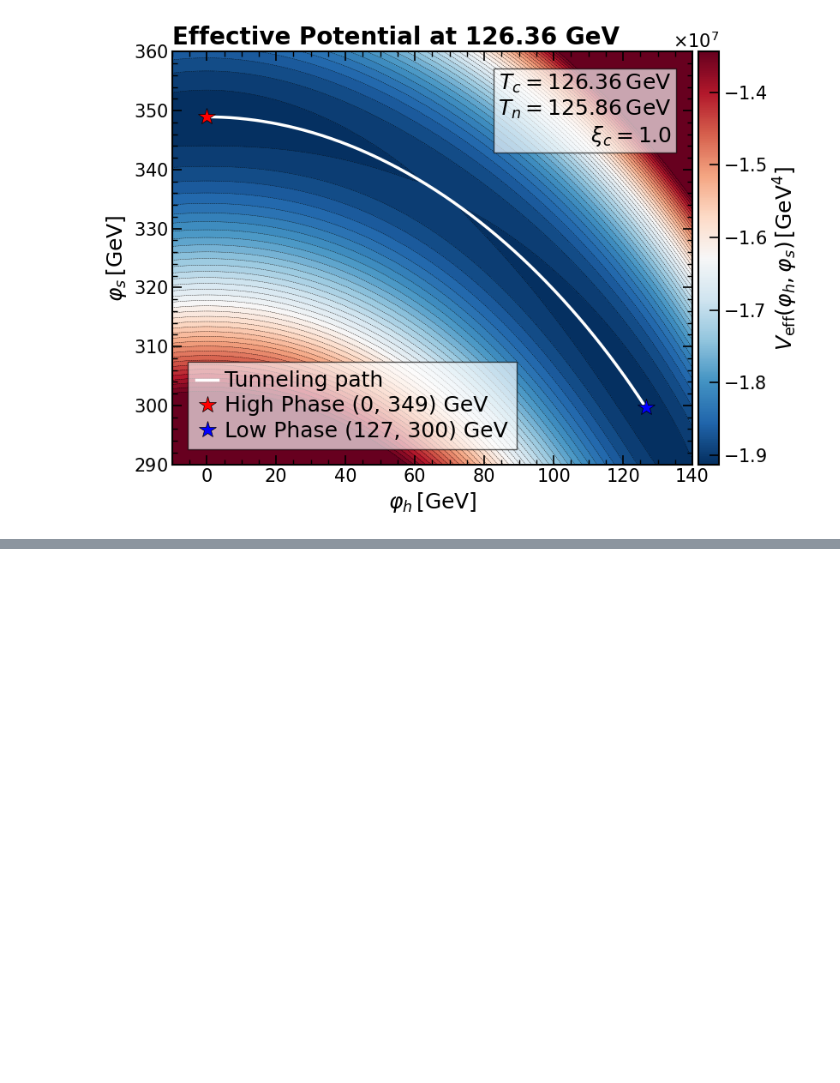
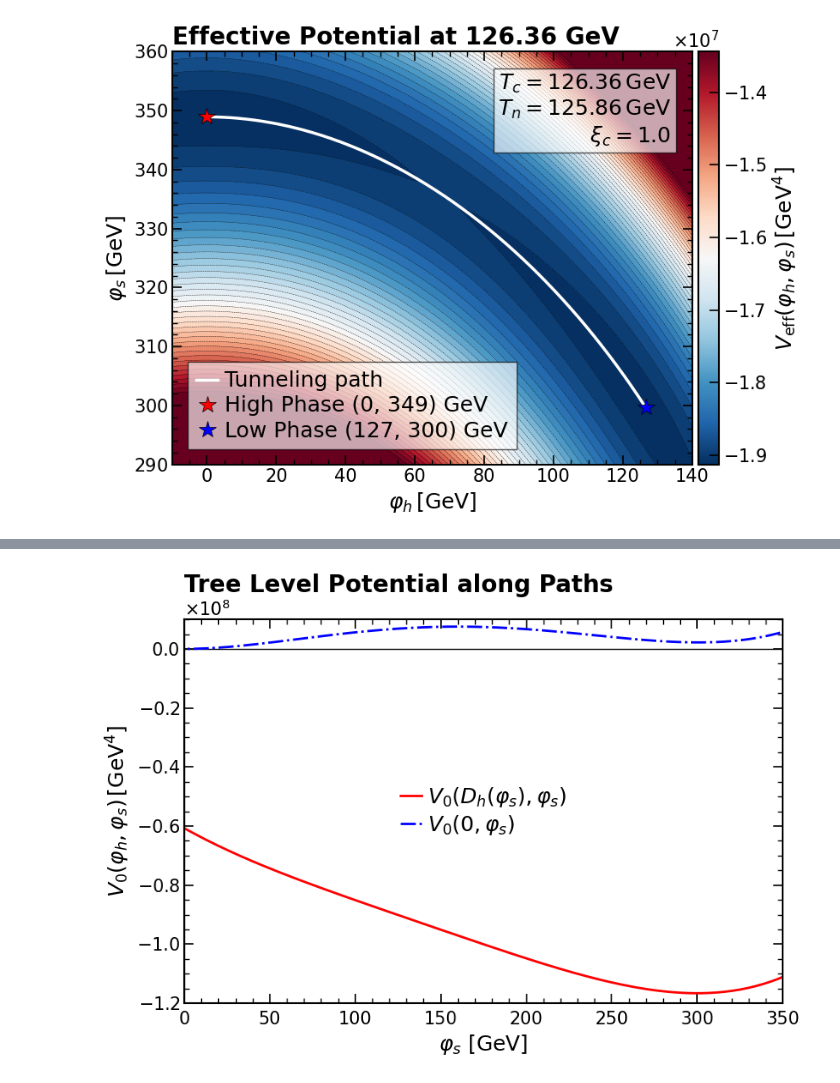
Before and after one commit to Diego-gt-phys/TFM-Repository, a Jupyter notebook: xSM_Analysis.ipynb, the cells around one changed output, grey strips where cells are left out. Cells and saved outputs as stored; diff of their text form; code cells hidden in the pictures; blank space fills up the shorter version.

```diff
--- a/xSM_Analysis.ipynb
+++ b/xSM_Analysis.ipynb
@@ -436,0 +774,35 @@ plt.show()
+# %%
+fig, ax = plt.subplots(figsize=(8.5, 6))
+ax.axhline(0, color='k', lw=1, ls='-')
+ax.axvline(0, color='k', lw=1, ls='-')
+
+ax.plot(SPath, Vs, label=r'$V_{0}\left(D_h(\varphi_s),\varphi_s\right)$', color='r', lw=2, ls='-')
+ax.plot(SPath, Vs0, label=r'$V_{0}\left(0,\varphi_s\right)$', color='b', lw=2, ls='-.')
+
+ax.set_xlim(0, 350)
+ax.set_ylim(-1.2e8, 0.1e8)
+
+ax.set_xlabel(r'$\varphi_s$ $\left[\mathrm{GeV}\right]$', fontsize=18)
+ax.set_ylabel(r'$V_{0}(\varphi_h,\varphi_s) \, [\mathrm{GeV^4}]$', fontsize=18)
+ax.yaxis.set_major_formatter(ScalarFormatter(useMathText=True))
+ax.ticklabel_format(style='sci', axis='y', scilimits=(-2, 2))
+ax.yaxis.get_offset_text().set_fontsize(15)
+ax.spines['top'].set_linewidth(1.5)
+ax.spines['right'].set_linewidth(1.5)
+ax.spines['bottom'].set_linewidth(1.5)
+ax.spines['left'].set_linewidth(1.5)
+
+ax.tick_params(axis='both', which='major', direction='in', length=8, width=1.2, labelsize=15, top=True, right=True)
+ax.tick_params(axis='both', which='minor', direction='in', length=4, width=1, labelsize=15, top=True, right=True)
+ax.minorticks_on()
+ax.tick_params(axis='x', which='major', pad=6.7)
+
+plt.legend(fontsize=18, frameon=True, fancybox=False, loc = "center", bbox_to_anchor=(0.5, 0.5),
+               ncol = 1, edgecolor="black", framealpha=0, labelspacing=0.2, handletextpad=0.3, handlelength=1, columnspacing=1)
+
+plt.title(r"Tree Level Potential along Paths", loc='left', fontsize=20, fontweight='bold')
+plt.tight_layout()
+plt.savefig("Figures\TL_Path_Smallth.pdf", format="pdf", bbox_inches="tight")
+plt.show()
+# %% [output]
+[figure, added]
```
Also changed, not shown: parts of 27 cells of this notebook, 8 other files.
